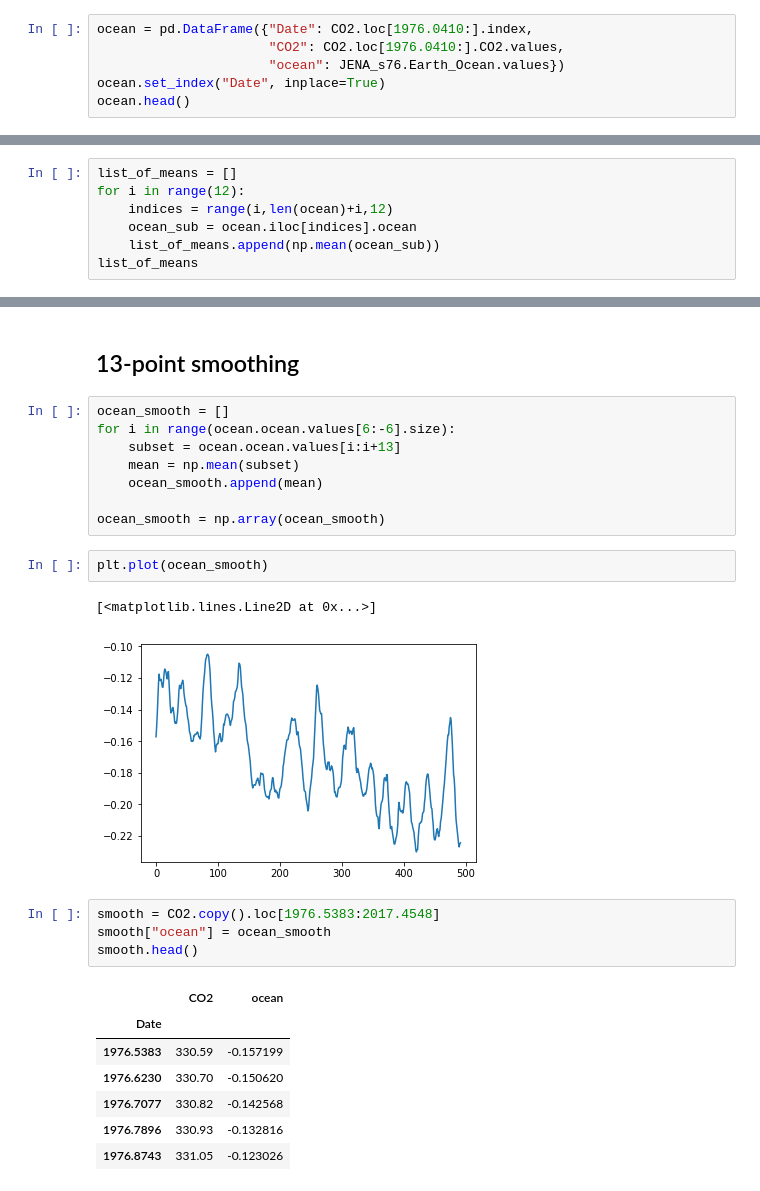
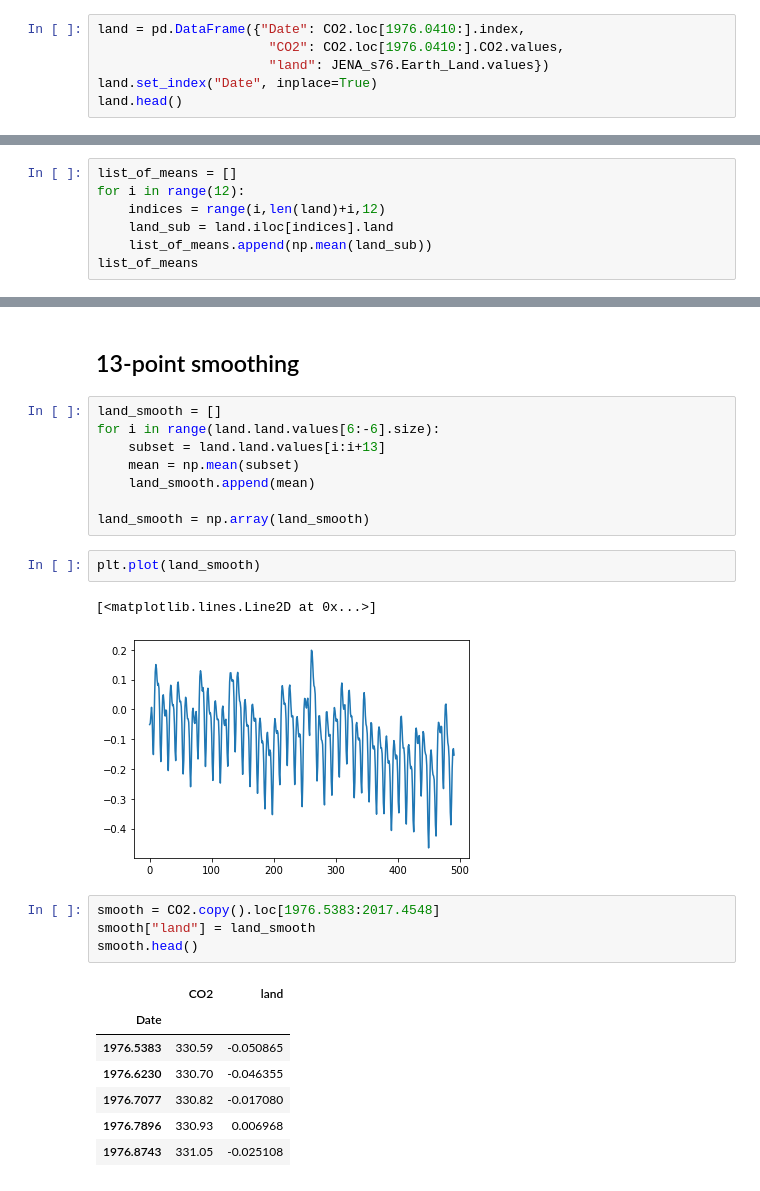
Before and after one commit to rursino/carbon-cycle-feedbacks, a Jupyter notebook: Peylin_flux/Notebooks/deseasonalize.ipynb, the cells around one changed output, grey strips where cells are left out. Saved outputs shown, nothing was run; the diff lists cells and outputs as text.

```diff
--- a/Peylin_flux/Notebooks/deseasonalize.ipynb
+++ b/Peylin_flux/Notebooks/deseasonalize.ipynb
@@ -34,9 +34,9 @@ Float64Index([1976.0410000000002,          1976.1257,          1976.2049,
                        2017.9562],
              dtype='float64', name='Date', length=504)
 # %%
-ocean = pd.DataFrame({"Date": CO2.loc[1976.0410:].index,
+land = pd.DataFrame({"Date": CO2.loc[1976.0410:].index,
                       "CO2": CO2.loc[1976.0410:].CO2.values,
-                      "ocean": JENA_s76.Earth_Ocean.values})
-ocean.set_index("Date", inplace=True)
-ocean.head()
+                      "land": JENA_s76.Earth_Land.values})
+land.set_index("Date", inplace=True)
+land.head()
 # %% [output]
@@ -90,8 +90,8 @@ np.mean(ocean.iloc[t].ocean)
 # %%
 list_of_means = []
 for i in range(12):
-    indices = range(i,len(ocean)+i,12)
-    ocean_sub = ocean.iloc[indices].ocean
-    list_of_means.append(np.mean(ocean_sub))
+    indices = range(i,len(land)+i,12)
+    land_sub = land.iloc[indices].land
+    list_of_means.append(np.mean(land_sub))
 list_of_means
 # %% [output]
@@ -238,30 +240,30 @@ rolling_trend(des, window=25*12);
 # %% [markdown]
 ## 13-point smoothing
 # %%
-ocean_smooth = []
-for i in range(ocean.ocean.values[6:-6].size):
-    subset = ocean.ocean.values[i:i+13]
+land_smooth = []
+for i in range(land.land.values[6:-6].size):
+    subset = land.land.values[i:i+13]
     mean = np.mean(subset)
-    ocean_smooth.append(mean)
+    land_smooth.append(mean)
 
-ocean_smooth = np.array(ocean_smooth)
+land_smooth = np.array(land_smooth)
 # %%
-plt.plot(ocean_smooth)
+plt.plot(land_smooth)
 # %% [output]
 [<matplotlib.lines.Line2D at 0x...>]
-[figure, old version]
+[figure, new version]
 # %%
 smooth = CO2.copy().loc[1976.5383:2017.4548]
-smooth["ocean"] = ocean_smooth
+smooth["land"] = land_smooth
 smooth.head()
 # %% [output]
-|  | CO2 | ocean |
+|  | CO2 | land |
 | Date |  |  |
-| 1976.5383 | 330.59 | -0.157199 |
-| 1976.6230 | 330.70 | -0.150620 |
-| 1976.7077 | 330.82 | -0.142568 |
-| 1976.7896 | 330.93 | -0.132816 |
-| 1976.8743 | 331.05 | -0.123026 |
+| 1976.5383 | 330.59 | -0.050865 |
+| 1976.6230 | 330.70 | -0.046355 |
+| 1976.7077 | 330.82 | -0.017080 |
+| 1976.7896 | 330.93 | 0.006968 |
+| 1976.8743 | 331.05 | -0.025108 |
 # %%
 rolling_trend(smooth, window=25*12);
 # %% [output]
```
Also changed, not shown: parts of 23 cells of this notebook, 1 other file.
